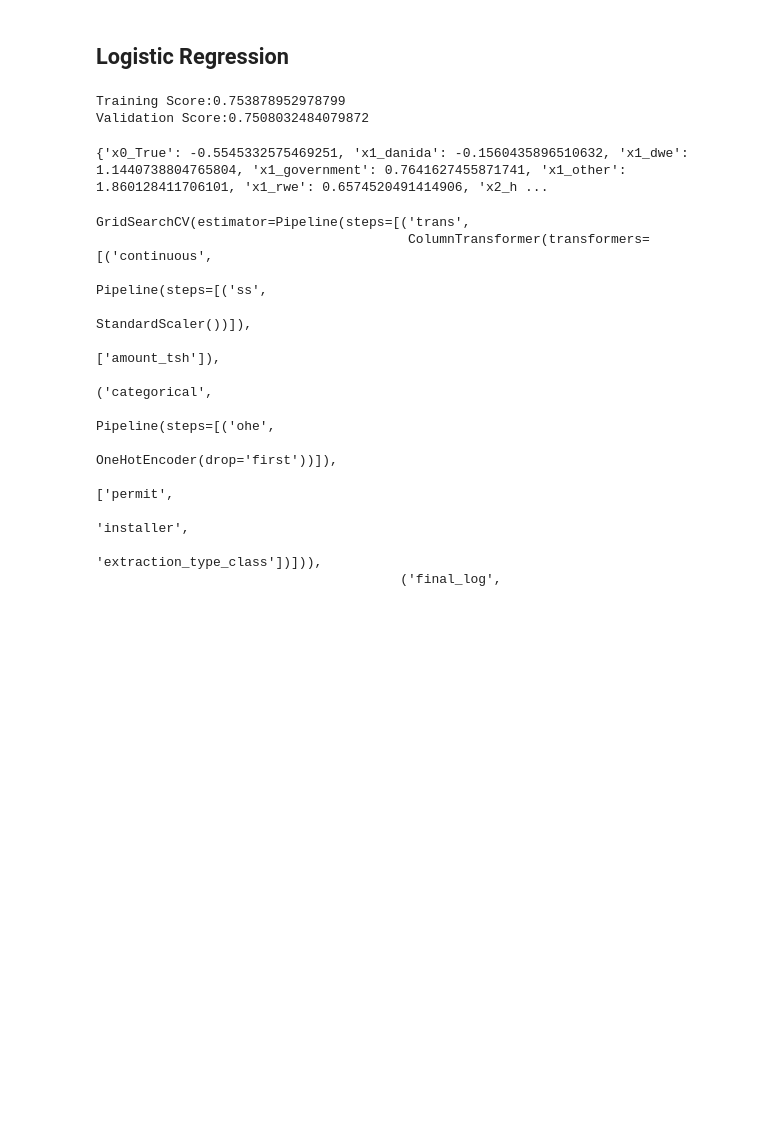
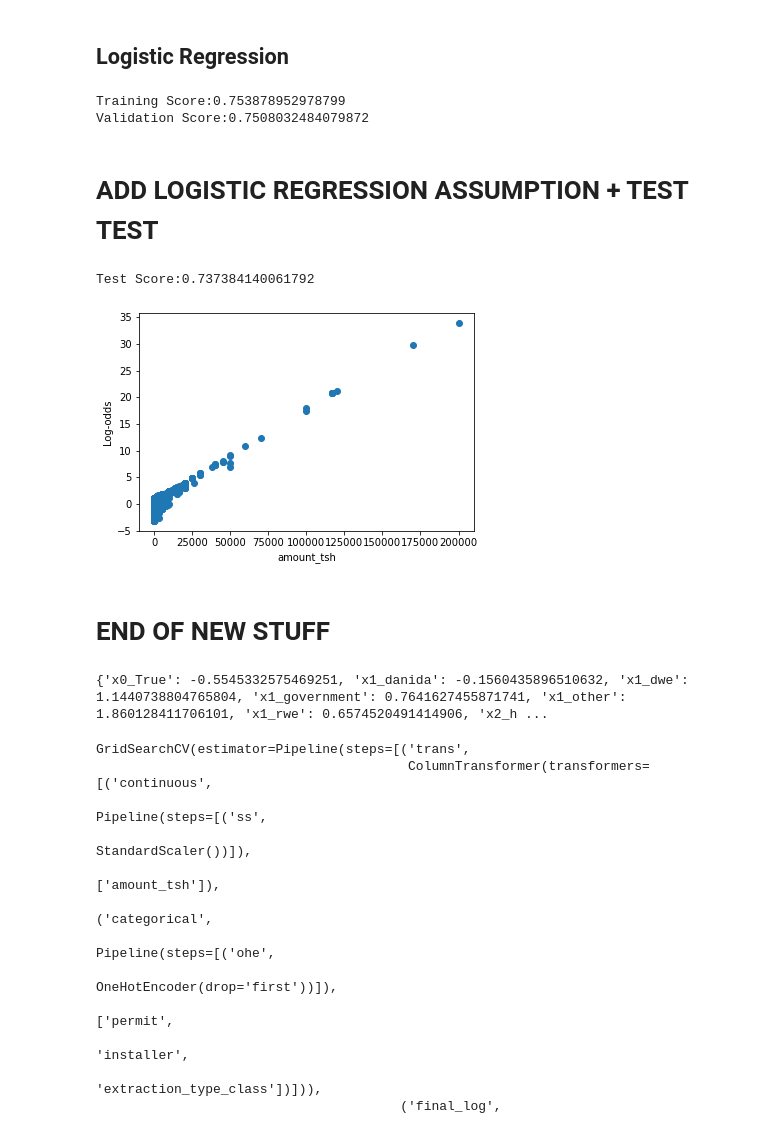
Before and after one commit to kelsklane/Modeling-Water-Wells-in-Tanzania, a Jupyter notebook: Individual_Jupyters/Kelsey_Workbook.ipynb, the cells around one changed output. Cells and saved outputs as stored; diff of their text form; code cells hidden in the pictures; blank space fills up the shorter version.

Commit message:
added chi2 tests for multicolineiarity and logistic regression assumptions

```diff
--- a/Individual_Jupyters/Kelsey_Workbook.ipynb
+++ b/Individual_Jupyters/Kelsey_Workbook.ipynb
@@ -670,7 +721,6 @@ def update_with_train(X_train):
 # %%
 from sklearn.dummy import DummyClassifier
 
-y = df_trim['status_group']
 X = df_trim.drop(columns = ['status_group', 'date_recorded', 'wpt_name'], axis = 1)
 X_train, X_test, y_train, y_test = train_test_split(X, y, random_state = 42)
 
@@ -857,6 +891,28 @@ print("Validation Score:" + str(scores))
 # %% [output]
 Training Score:0.753878952978799
 Validation Score:0.7508032484079872
+# %% [markdown]
+# ADD LOGISTIC REGRESSION ASSUMPTION + TEST TEST
+# %%
+X_test['installer'] = X_test['installer'].apply(install_bin)
+test_pred = logreg.predict(X_test)
+print("Test Score:" + str(precision_score(y_test, test_pred)))
+# %% [output]
+Test Score:0.737384140061792
+# %%
+from scipy.special import logit
+from sklearn.metrics import log_loss
+
+pred = logreg.predict_proba(X_train)[:, 0]
+log_odds = np.log(pred / (1 - pred))
+plt.scatter(x = X_train['amount_tsh'].values, y = log_odds)
+plt.xlabel("amount_tsh")
+plt.ylabel("Log-odds")
+plt.show()
+# %% [output]
+[figure, added]
+# %% [markdown]
+# END OF NEW STUFF
 # %%
 categorical_pipeline.fit(X_train.drop(columns = ['amount_tsh'], axis = 1))
 
```
Also changed, not shown: parts of 6 cells of this notebook.
